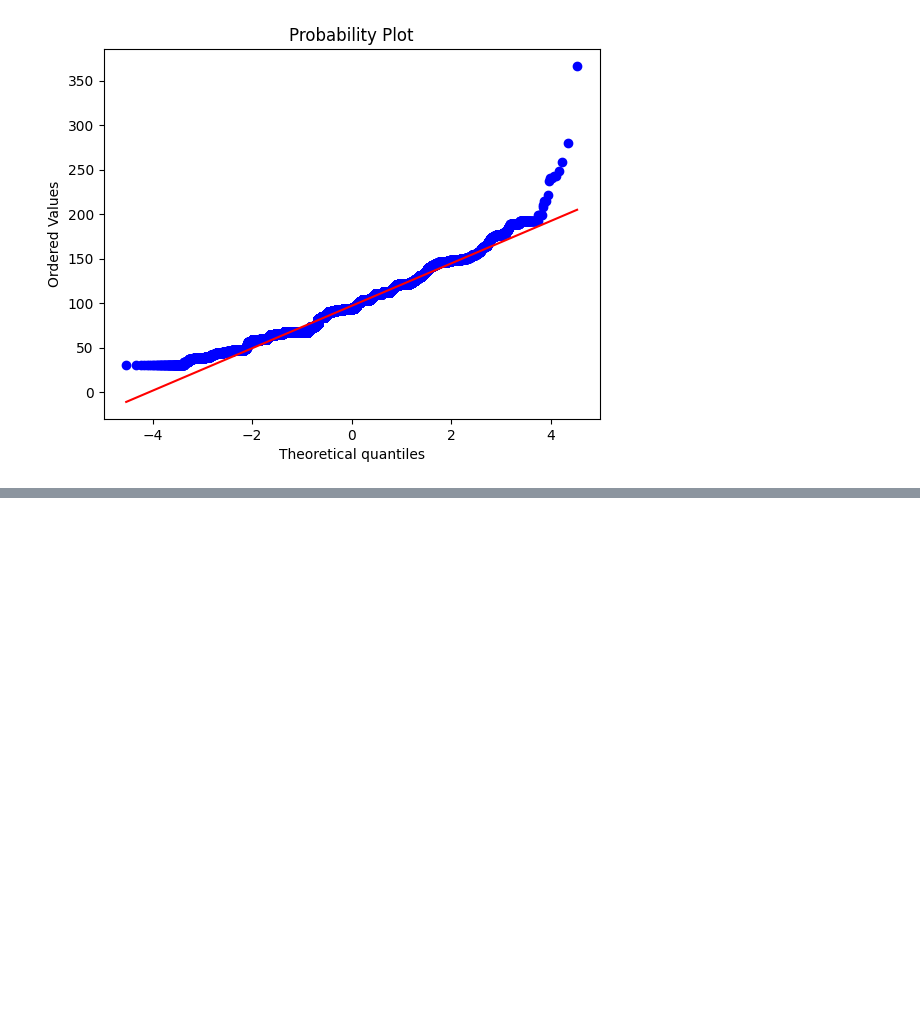
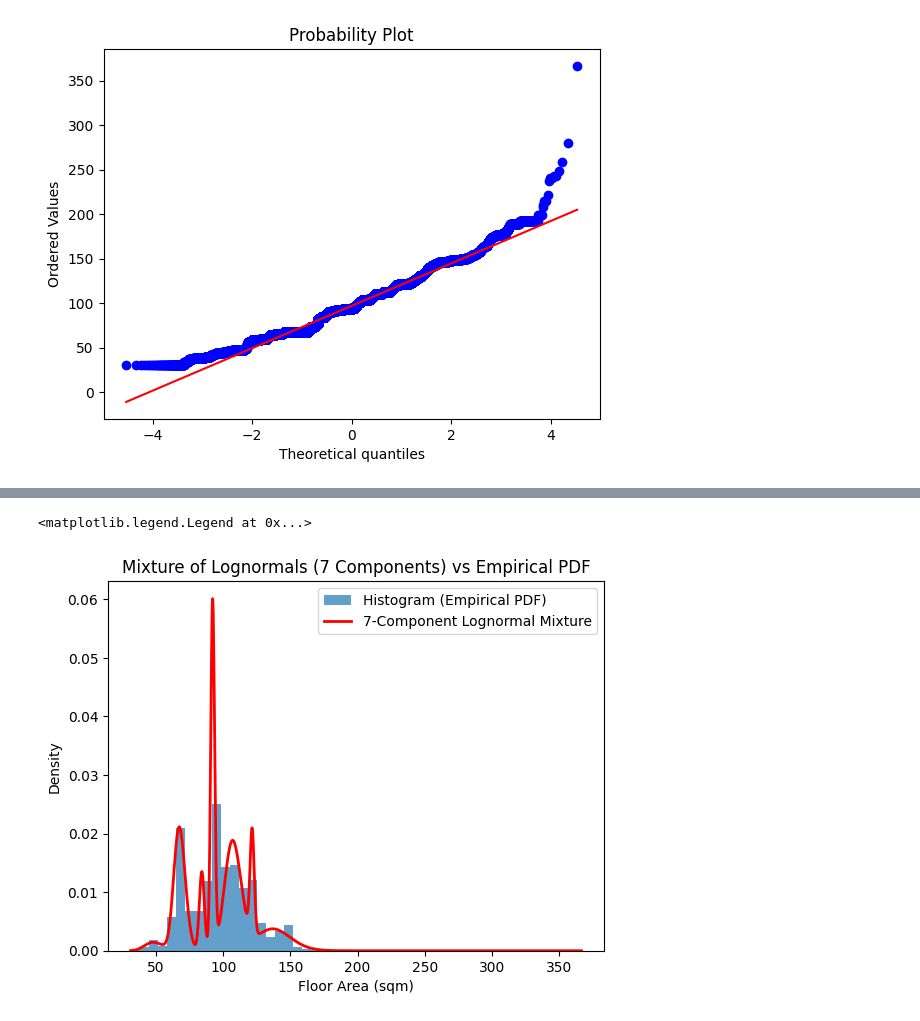
Before and after one commit to luna-ortus-cor/EC4305-Project, a Jupyter notebook: copula/marginal.ipynb, the cells around one changed output, grey strips where cells are left out. Saved outputs shown, nothing was run; the diff lists cells and outputs as text; code cells hidden in the pictures; blank space fills up the shorter version.

```diff
--- a/copula/marginal.ipynb
+++ b/copula/marginal.ipynb
@@ -337,0 +404,12 @@ AndersonResult(statistic=1487.9404758889577, critical_values=array([0.576, 0.656
+# %%
+log_area = np.log(floor_area.values.reshape(-1,1))
+aic_scores = []
+bic_scores = []
+k = range(1, 8)
+for n_components in k:
+    gmm = GaussianMixture(n_components=n_components, covariance_type='full', random_state=0)
+    gmm.fit(log_area)
+    aic_scores.append(gmm.aic(log_area))
+    bic_scores.append(gmm.bic(log_area))
+
+print(pd.DataFrame({'Components': k, 'AIC': aic_scores, 'BIC': bic_scores}).sort_values(by='AIC')) # based on IC, 7 components is optimal
@@ -337,0 +425,29 @@ AndersonResult(statistic=1487.9404758889577, critical_values=array([0.576, 0.656
+# %%
+# Fit 7-component GMM on log(area)
+optimal_gmm_log = GaussianMixture(n_components=7, covariance_type='full', random_state=0)
+optimal_gmm_log.fit(log_area)
+x_area = np.linspace(min(floor_area), max(floor_area), 1500)
+
+# Extract parameters
+weights_lognormal = optimal_gmm_log.weights_
+means_lognormal = optimal_gmm_log.means_.flatten()
+stds_lognormal = np.sqrt(optimal_gmm_log.covariances_.flatten())
+
+# Construct mixture of lognormals PDF
+pdf_mix_lognormal = np.zeros_like(x_area)
+for w, mu, sigma in zip(weights_lognormal, means_lognormal, stds_lognormal):
+    pdf_mix_lognormal += w * (
+        1 / (x_area * sigma * np.sqrt(2*np.pi))
+        * np.exp(-(np.log(x_area) - mu)**2 / (2*sigma**2))
+    )
+
+# Plot histogram + mixture
+plt.hist(floor_area, bins=50, density=True, alpha=0.7, label="Histogram (Empirical PDF)")
+plt.plot(x_area, pdf_mix_lognormal, linewidth=2, color='red', label='7-Component Lognormal Mixture')
+plt.xlabel("Floor Area (sqm)")
+plt.ylabel("Density")
+plt.title("Mixture of Lognormals (7 Components) vs Empirical PDF")
+plt.legend()
+# %% [output]
+<matplotlib.legend.Legend at 0x...>
+[figure, added]
```
Also changed, not shown: parts of 20 cells of this notebook.
